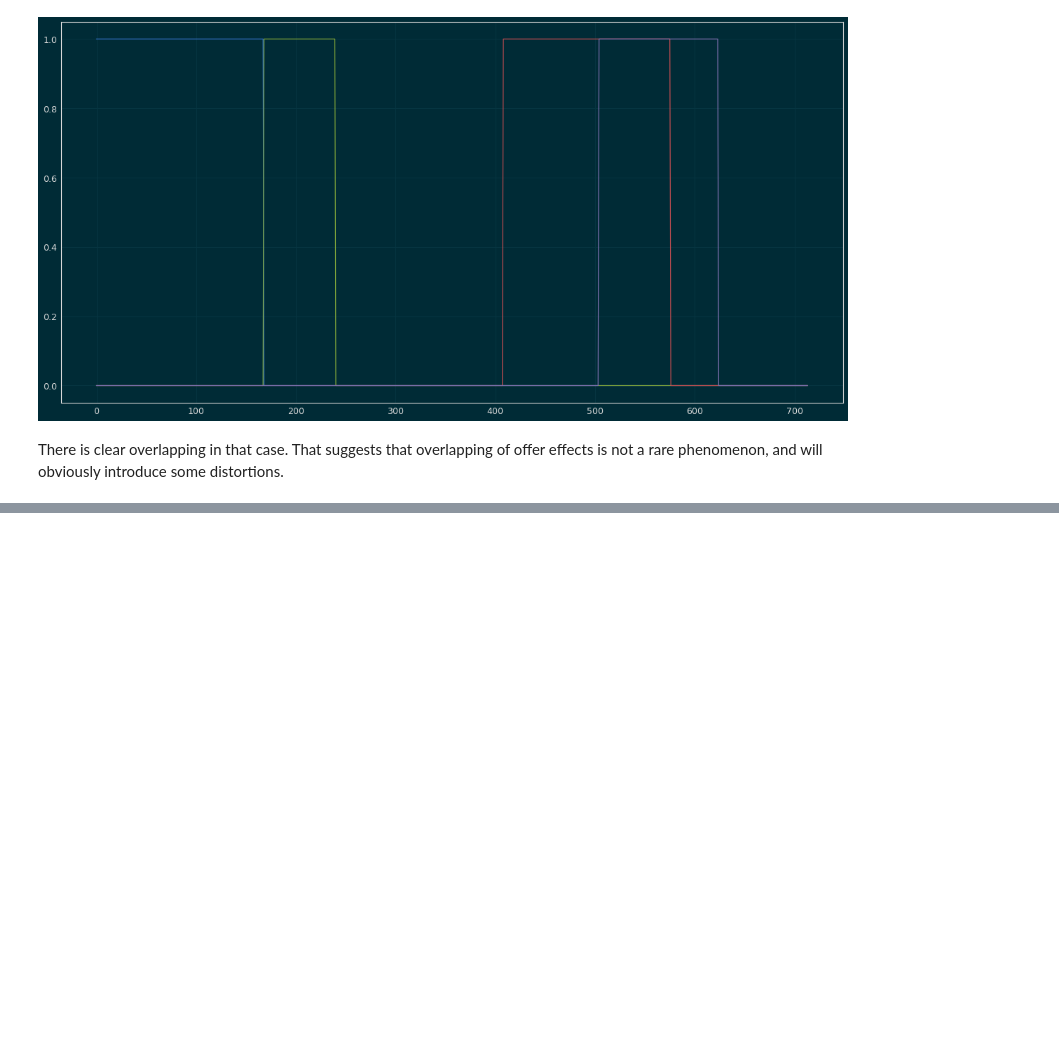
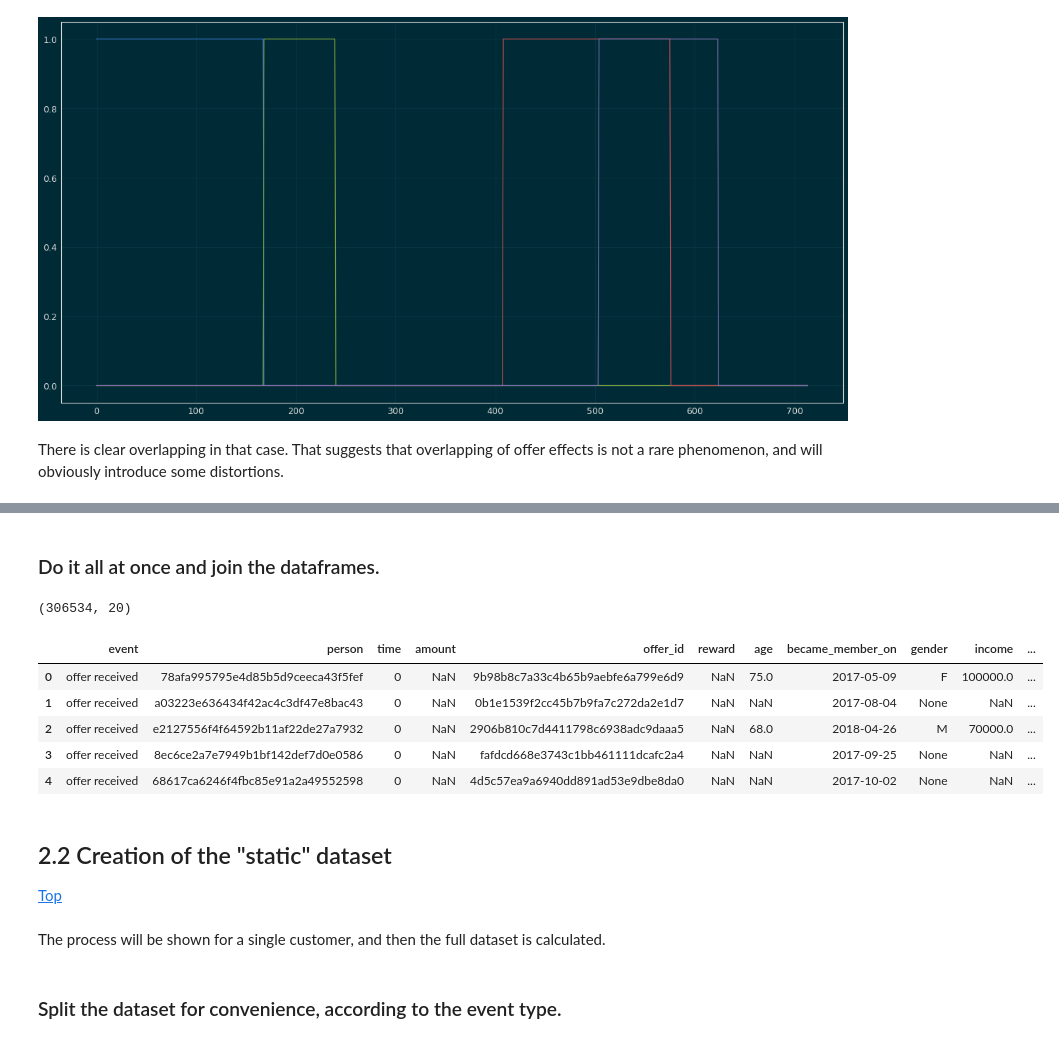
Before and after one commit to mtasende/starbucks-advertising, a Jupyter notebook: notebooks/Starbucks_Capstone_notebook.ipynb, the cells around one changed output, grey strips where cells are left out. Drawn from its saved outputs; the diff is of its cells as text; code cells hidden in the pictures; blank space fills up the shorter version.

```diff
--- a/notebooks/Starbucks_Capstone_notebook.ipynb
+++ b/notebooks/Starbucks_Capstone_notebook.ipynb
@@ -612,0 +718,24 @@ There is clear overlapping in that case. That suggests that overlapping of offer
+# %% [markdown]
+### Do it all at once and join the dataframes.
+# %%
+portfolio = pd.read_json(os.path.join(DATA_RAW, 'portfolio.json'), orient='records', lines=True)
+profile = pd.read_json(os.path.join(DATA_RAW, 'profile.json'), orient='records', lines=True)
+transcript = pd.read_json(os.path.join(DATA_RAW, 'transcript.json'), orient='records', lines=True)
+
+data, portfolio = pp.basic_preprocessing(portfolio, profile, transcript)
+
+print(data.shape)
+data.head()
+# %% [output]
+(306534, 20)
+|  | event | person | time | amount | offer_id | reward | age | became_member_on | gender | income | ... |
+| 0 | offer received | 78afa995795e4d85b5d9ceeca43f5fef | 0 | NaN | 9b98b8c7a33c4b65b9aebfe6a799e6d9 | NaN | 75.0 | 2017-05-09 | F | 100000.0 | ... |
+| 1 | offer received | a03223e636434f42ac4c3df47e8bac43 | 0 | NaN | 0b1e1539f2cc45b7b9fa7c272da2e1d7 | NaN | NaN | 2017-08-04 | None | NaN | ... |
+| 2 | offer received | e2127556f4f64592b11af22de27a7932 | 0 | NaN | 2906b810c7d4411798c6938adc9daaa5 | NaN | 68.0 | 2018-04-26 | M | 70000.0 | ... |
+| 3 | offer received | 8ec6ce2a7e7949b1bf142def7d0e0586 | 0 | NaN | fafdcd668e3743c1bb461111dcafc2a4 | NaN | NaN | 2017-09-25 | None | NaN | ... |
+| 4 | offer received | 68617ca6246f4fbc85e91a2a49552598 | 0 | NaN | 4d5c57ea9a6940dd891ad53e9dbe8da0 | NaN | NaN | 2017-10-02 | None | NaN | ... |
+# %% [markdown]
+## 2.2 Creation of the "static" dataset <a id='static_dataset'></a>
+[Top](#top)
+# %% [markdown]
+The process will be shown for a single customer, and then the full dataset is calculated.
@@ -612,0 +744,2 @@ There is clear overlapping in that case. That suggests that overlapping of offer
+# %% [markdown]
+### Split the dataset for convenience, according to the event type.
```
Also changed, not shown: parts of 89 cells of this notebook, 4 other files.
